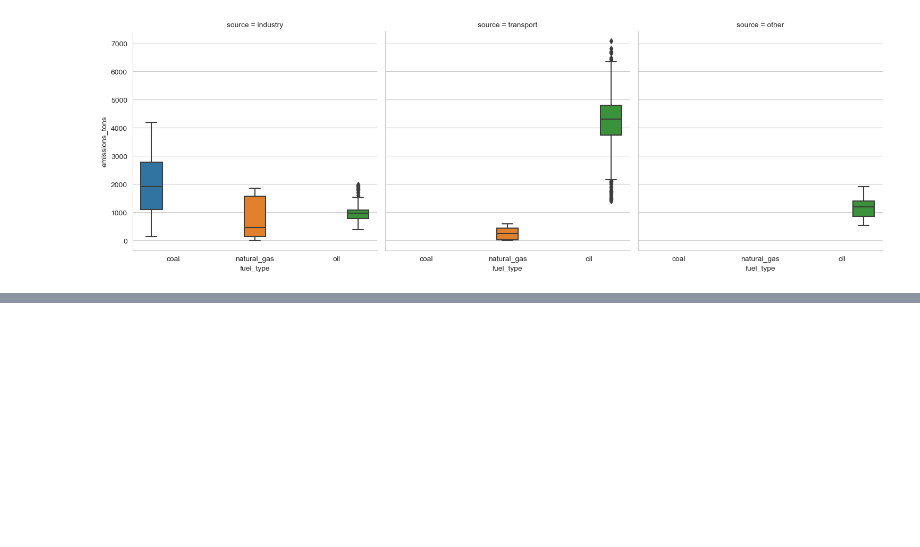
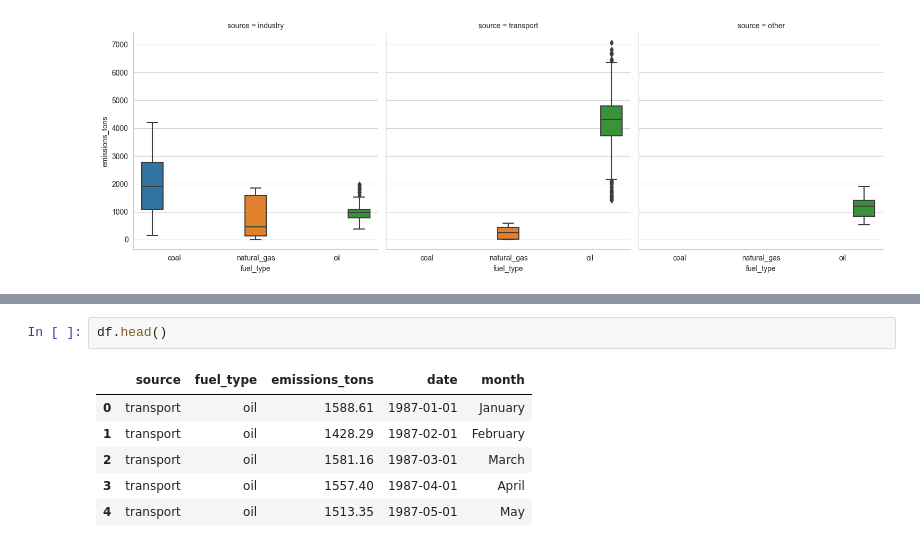
Before and after one commit to Vengadesh58/data_viz, a Jupyter notebook: Thailand/thai_co2.ipynb, the cells around one changed output, grey strips where cells are left out. Saved outputs shown, nothing was run; the diff lists cells and outputs as text; blank space fills up the shorter version.

```diff
--- a/Thailand/thai_co2.ipynb
+++ b/Thailand/thai_co2.ipynb
@@ -141,0 +141,9 @@ plt.show()
+# %%
+df.head()
+# %% [output]
+|  | source | fuel_type | emissions_tons | date | month |
+| 0 | transport | oil | 1588.61 | 1987-01-01 | January |
+| 1 | transport | oil | 1428.29 | 1987-02-01 | February |
+| 2 | transport | oil | 1581.16 | 1987-03-01 | March |
+| 3 | transport | oil | 1557.40 | 1987-04-01 | April |
+| 4 | transport | oil | 1513.35 | 1987-05-01 | May |
```
Also changed, not shown: parts of 11 cells of this notebook, 20 other files.
